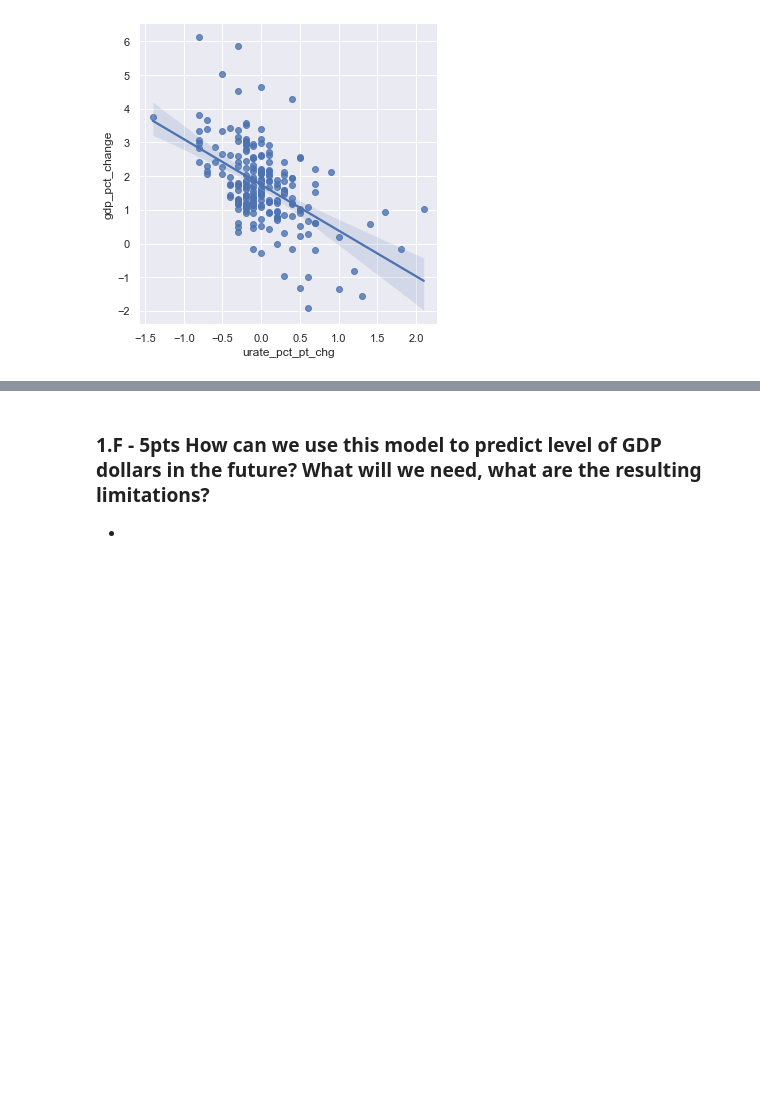
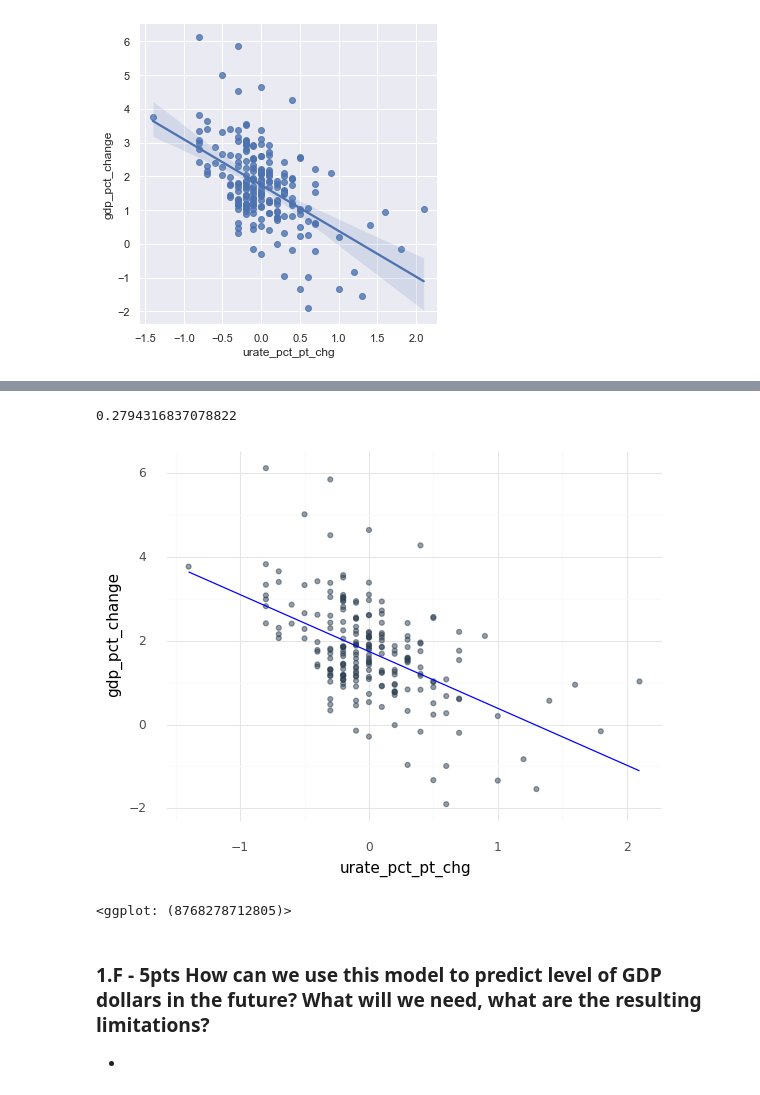
Before and after one commit to earnestsalgado/time-series-analysis_spr22, a Jupyter notebook: HW3/Week 3 Assignment Box Jenkins Models.ipynb, the cells around one changed output, grey strips where cells are left out. Cells and saved outputs as stored; diff of their text form; code cells hidden in the pictures; blank space fills up the shorter version.

```diff
--- a/HW3/Week 3 Assignment Box Jenkins Models.ipynb
+++ b/HW3/Week 3 Assignment Box Jenkins Models.ipynb
@@ -201,0 +228,15 @@ Name: urate_pct_pt_chg, dtype: float64
+# %%
+#Setting target and regressor variables separate from dataframe
+partial_y = y_train[["gdp_pct_change", "urate_pct_pt_chg"]]
+
+partial_y
+
+#Setting target and regression variables up
+y = y_train.gdp_pct_change
+
+X = y_train[["urate_pct_pt_chg"]]
+# %%
+#Fitting simple Linear Regression Model
+linr_model = LinearRegression().fit(X, y)
+
+linr_model
@@ -201,0 +276,11 @@ Name: urate_pct_pt_chg, dtype: float64
+# %%
+#variation explained
+r2_score(
+
+    y_true = y_train.gdp_pct_change,
+
+    y_pred = linr_model.predict(y_train[["urate_pct_pt_chg"]])
+
+)
+# %% [output]
+0.2794316837078822
@@ -202,3 +289,19 @@ Name: urate_pct_pt_chg, dtype: float64
+# %%
+#making custom visualization of mpg vs displacement
+
+from plotnine import ggplot, aes, geom_point, geom_line
+from plotnine.themes import theme_minimal
+
+partial_y["fitted"] = linr_model.predict(y_train[["urate_pct_pt_chg"]])
+partial_y
+
+ggplot(aes("urate_pct_pt_chg", "gdp_pct_change" ), partial_y) \
++ geom_point(alpha = 0.5, color = "#2c3e50") \
++ geom_line(aes(y = "fitted"), color = 'blue') \
++ theme_minimal()
+# %% [output]
+[figure, added]
+<ggplot: (8768278712805)>
 # %% [markdown]
 ### 1.F - 5pts How can we use this model to predict level of GDP dollars in the future? What will we need, what are the resulting limitations?
 -
```
Also changed, not shown: parts of 22 cells of this notebook.
